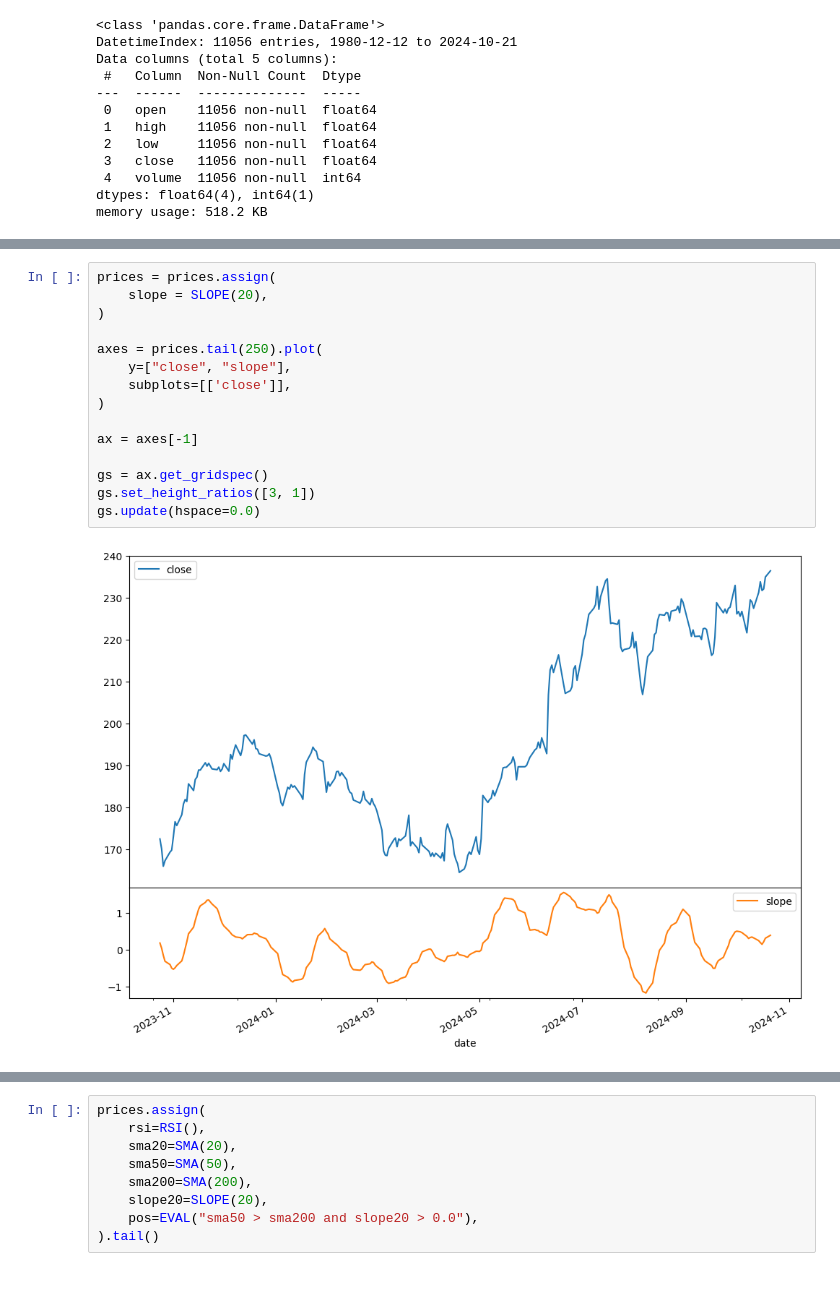
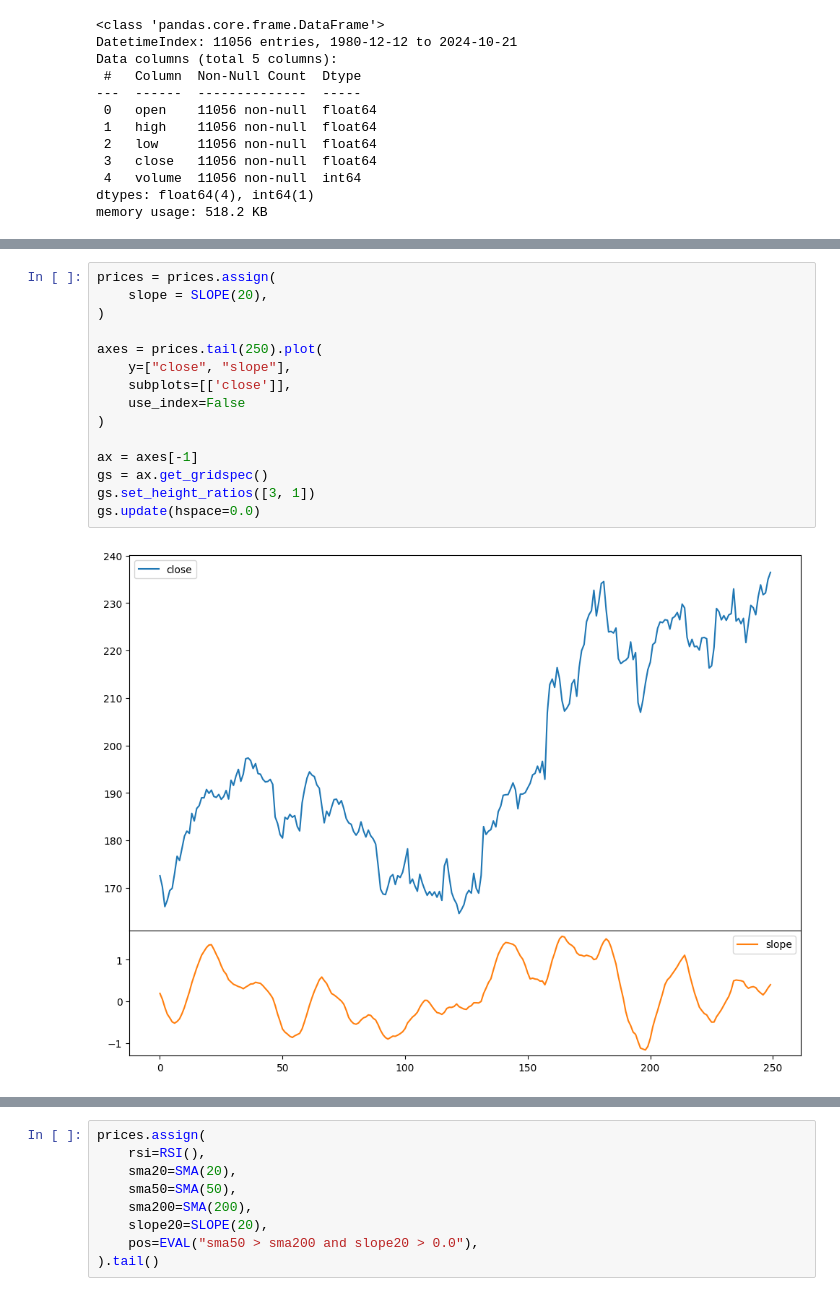
Before and after one commit to furechan/mintalib, a Jupyter notebook: examples/indicator-examples.ipynb, the cells around one changed output, grey strips where cells are left out. Drawn from its saved outputs; the diff is of its cells as text.

```diff
--- a/examples/indicator-examples.ipynb
+++ b/examples/indicator-examples.ipynb
@@ -37,20 +38,20 @@ prices.tail(250).plot(
 # %%
 prices = prices.assign(
     slope = SLOPE(20),
 )
 
 axes = prices.tail(250).plot(
     y=["close", "slope"],
     subplots=[['close']],
+    use_index=False
 )
 
 ax = axes[-1]
-
 gs = ax.get_gridspec()
 gs.set_height_ratios([3, 1])
 gs.update(hspace=0.0)
 # %% [output]
-[figure, old version]
+[figure, new version]
 # %%
 prices = prices.assign(
     atr = ATR()
```
Also changed, not shown: parts of 3 cells of this notebook.
